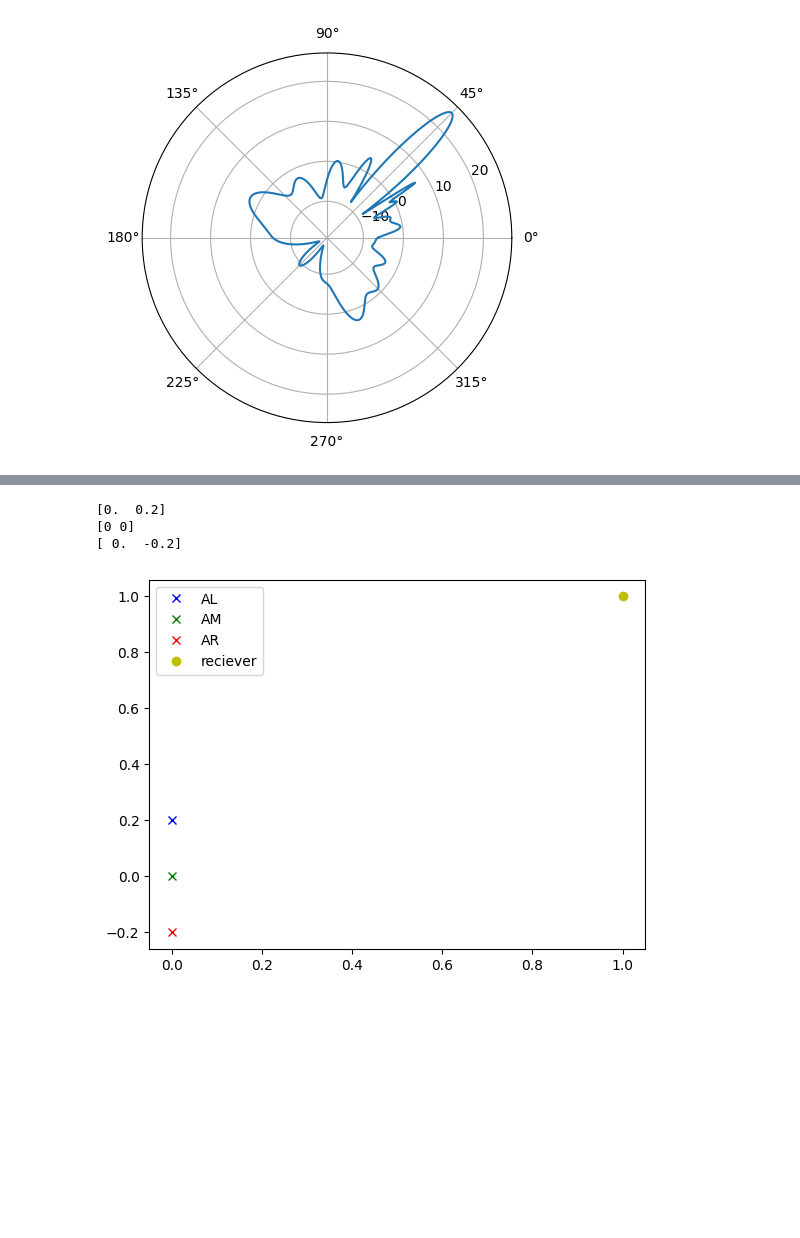
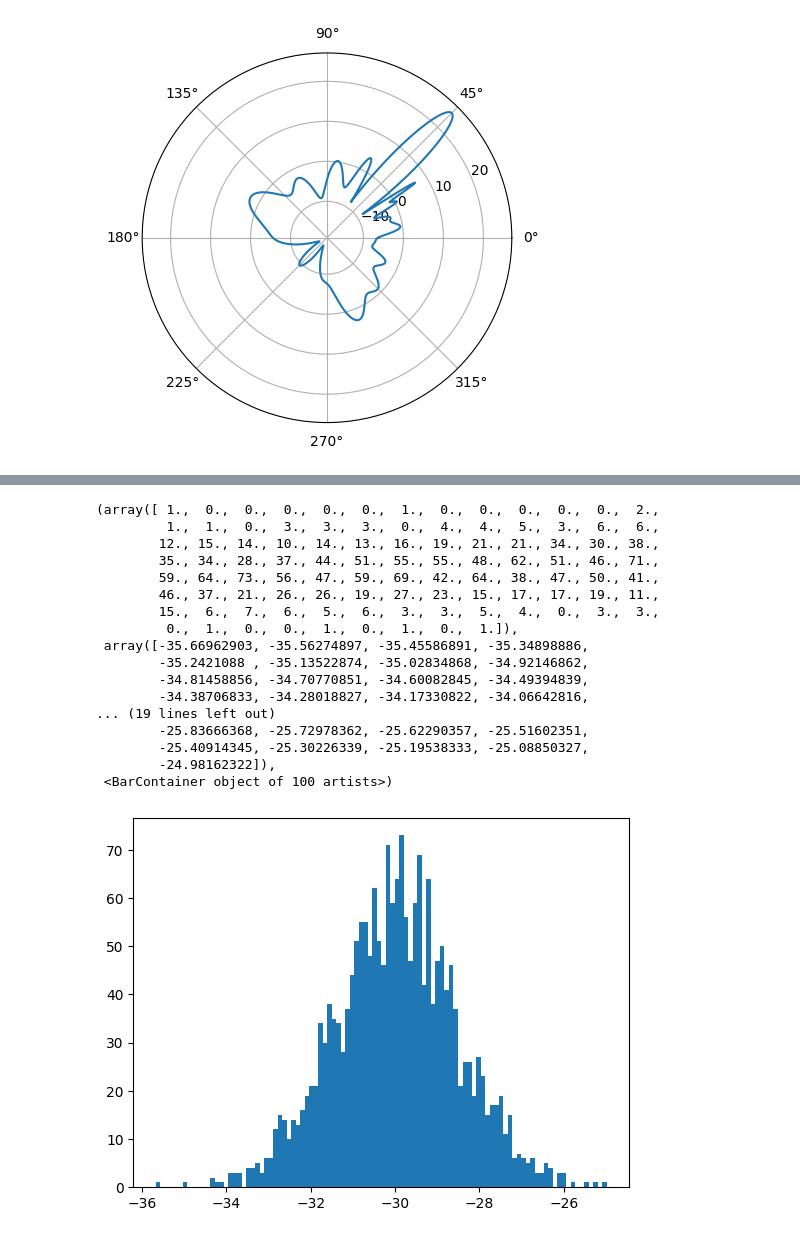
Before and after one commit to Aplefen1/BeeTrackingDiss, a Jupyter notebook: Angle Probability/tests.ipynb, the cells around one changed output, grey strips where cells are left out. Cells and saved outputs as stored; diff of their text form; code cells hidden in the pictures; blank space fills up the shorter version.

Commit message:
guass noise works with fspl

```diff
--- a/Angle Probability/tests.ipynb
+++ b/Angle Probability/tests.ipynb
@@ -128,19 +243,37 @@ ax.plot(thetas,gain(p,thetas-(np.pi/4)))
 # %%
 from Antenna import Antenna
 from Array import Array
 from Model import Model
 
 import pandas as pd
 import scipy.io
 import numpy as np
 import matplotlib.pyplot as plt
 %matplotlib inline
 
+model = Model()
 
-model = Model()
-model.spatial_plot()
+signals = np.empty(2000)
+signals.fill(-30)
+signals = model.gauss_noise(signals)
+ax = plt.subplot()
+ax.hist(signals, bins=100)
 # %% [output]
-[0.  0.2]
-[0 0]
-[ 0.  -0.2]
+(array([ 1.,  0.,  0.,  0.,  0.,  0.,  1.,  0.,  0.,  0.,  0.,  0.,  2.,
+         1.,  1.,  0.,  3.,  3.,  3.,  0.,  4.,  4.,  5.,  3.,  6.,  6.,
+        12., 15., 14., 10., 14., 13., 16., 19., 21., 21., 34., 30., 38.,
+        35., 34., 28., 37., 44., 51., 55., 55., 48., 62., 51., 46., 71.,
+        59., 64., 73., 56., 47., 59., 69., 42., 64., 38., 47., 50., 41.,
+        46., 37., 21., 26., 26., 19., 27., 23., 15., 17., 17., 19., 11.,
+        15.,  6.,  7.,  6.,  5.,  6.,  3.,  3.,  5.,  4.,  0.,  3.,  3.,
+         0.,  1.,  0.,  0.,  1.,  0.,  1.,  0.,  1.]),
+ array([-35.66962903, -35.56274897, -35.45586891, -35.34898886,
+        -35.2421088 , -35.13522874, -35.02834868, -34.92146862,
+        -34.81458856, -34.70770851, -34.60082845, -34.49394839,
+        -34.38706833, -34.28018827, -34.17330822, -34.06642816,
+... (19 lines left out)
+        -25.83666368, -25.72978362, -25.62290357, -25.51602351,
+        -25.40914345, -25.30226339, -25.19538333, -25.08850327,
+        -24.98162322]),
+ <BarContainer object of 100 artists>)
-[figure, old version]
+[figure, new version]
```
Also changed, not shown: parts of 1 cell of this notebook, 2 other files.
